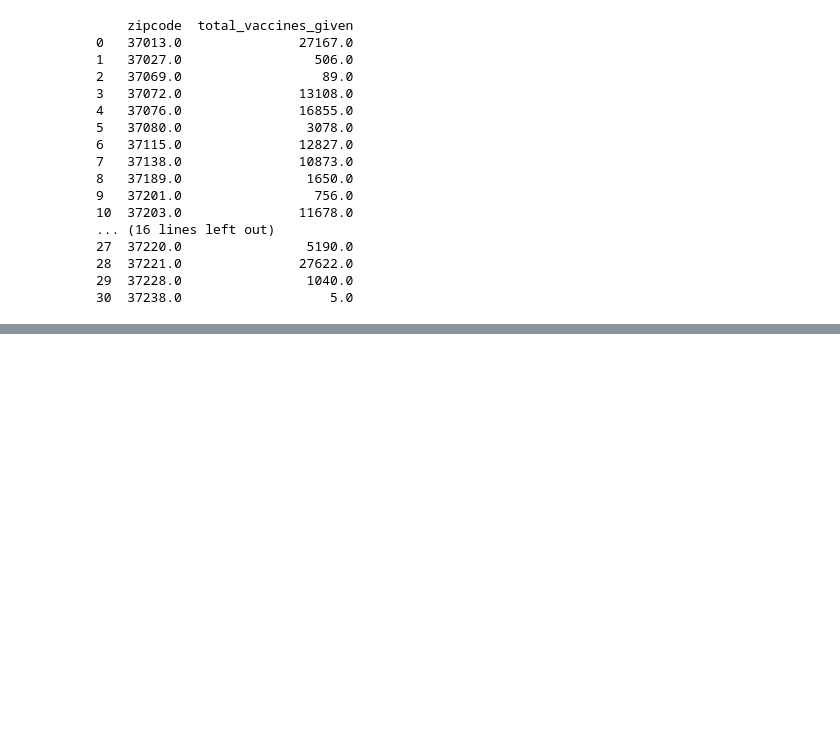
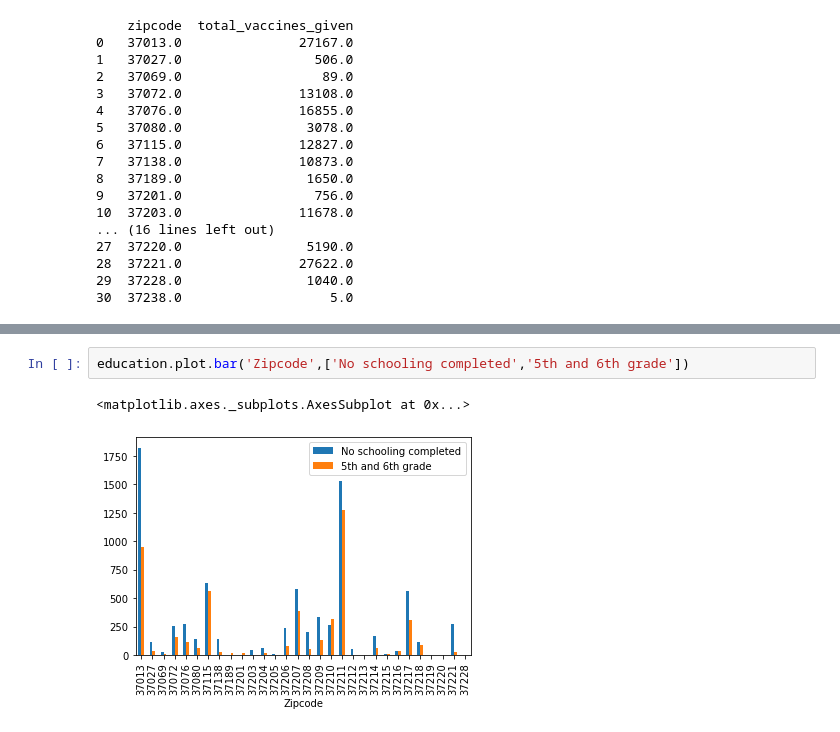
Before and after one commit to ryanhilber93/nash-covid-cases-vaccines-hot_chickens, a Jupyter notebook: data/COVID.ipynb, the cells around one changed output, grey strips where cells are left out. Drawn from its saved outputs; the diff is of its cells as text; blank space fills up the shorter version.

```diff
--- a/data/COVID.ipynb
+++ b/data/COVID.ipynb
@@ -211,0 +240,5 @@ print(most_vax_df)
+# %%
+education.plot.bar('Zipcode',['No schooling completed','5th and 6th grade'])
+# %% [output]
+<matplotlib.axes._subplots.AxesSubplot at 0x...>
+[figure, added]
```
Also changed, not shown: parts of 7 cells of this notebook, 4 other files.
